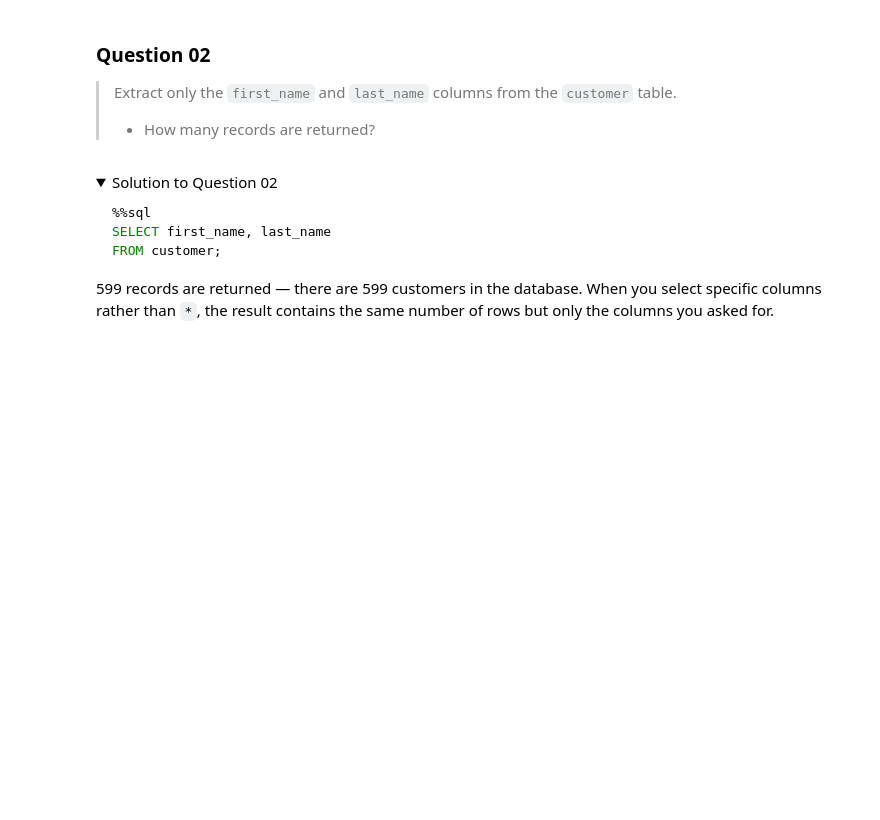
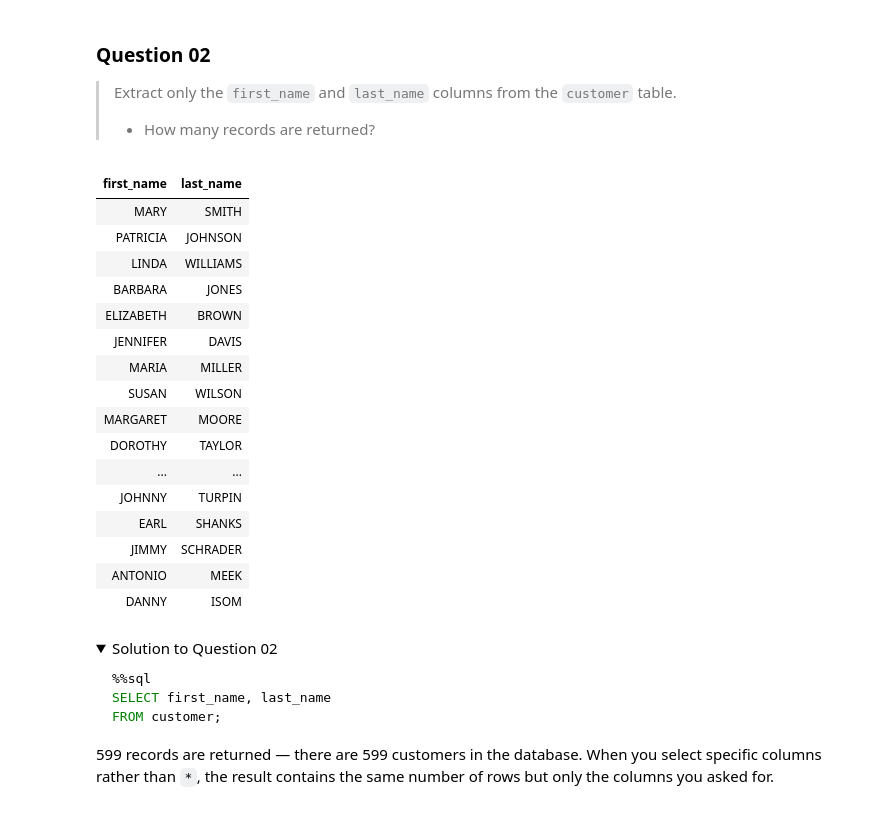
Before and after one commit to Yusuphchoudhury/DT401-Module-Resources, a Jupyter notebook: Workshop 1/1_selecting_data.ipynb, the cells around one changed output. Cells and saved outputs as stored; diff of their text form; code cells hidden in the pictures; folded sections open; blank space fills up the shorter version.

```diff
--- a/Workshop 1/1_selecting_data.ipynb
+++ b/Workshop 1/1_selecting_data.ipynb
@@ -188,7 +211,28 @@ The table has several columns: `customer_id` (integer), `first_name` and `last_n
 > Extract only the `first_name` and `last_name` columns from the `customer` table.
 > - How many records are returned?
 # %%
+
 %%sql
+SELECT first_name, last_name
+FROM customer;
+# %% [output]
+| first_name | last_name |
+| MARY | SMITH |
+| PATRICIA | JOHNSON |
+| LINDA | WILLIAMS |
+| BARBARA | JONES |
+| ELIZABETH | BROWN |
+| JENNIFER | DAVIS |
+| MARIA | MILLER |
+| SUSAN | WILSON |
+| MARGARET | MOORE |
+| DOROTHY | TAYLOR |
+| ... | ... |
+| JOHNNY | TURPIN |
+| EARL | SHANKS |
+| JIMMY | SCHRADER |
+| ANTONIO | MEEK |
+| DANNY | ISOM |
 # %% [markdown]
 <details>
 <summary>Solution to Question 02</summary>
```
Also changed, not shown: parts of 4 cells of this notebook, 1 other file.
